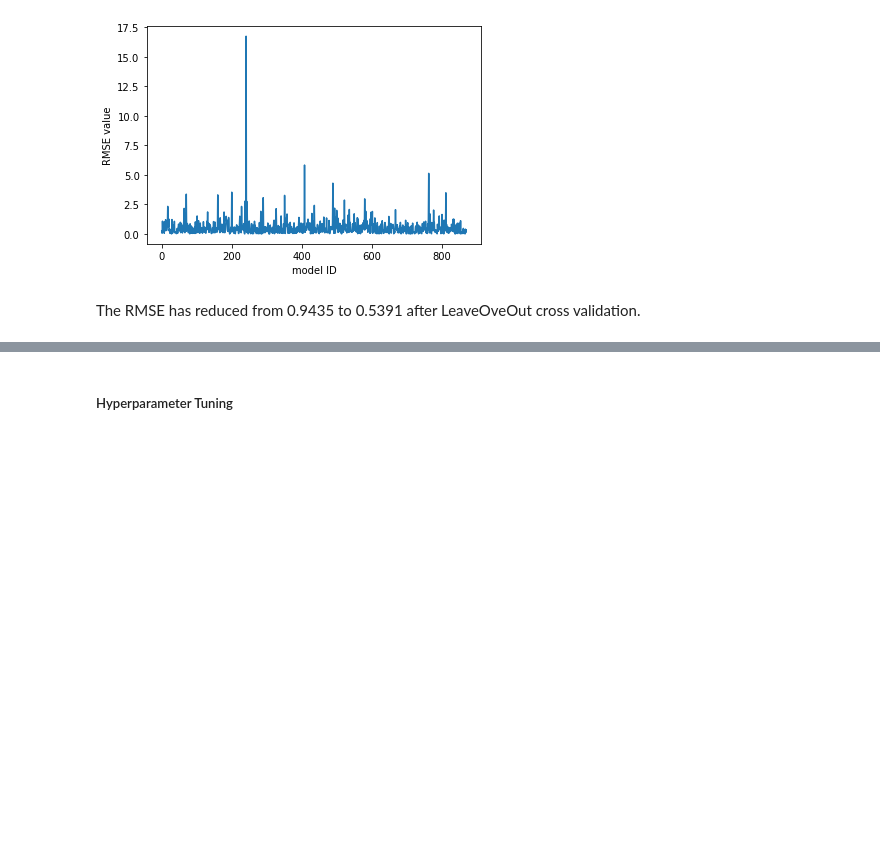
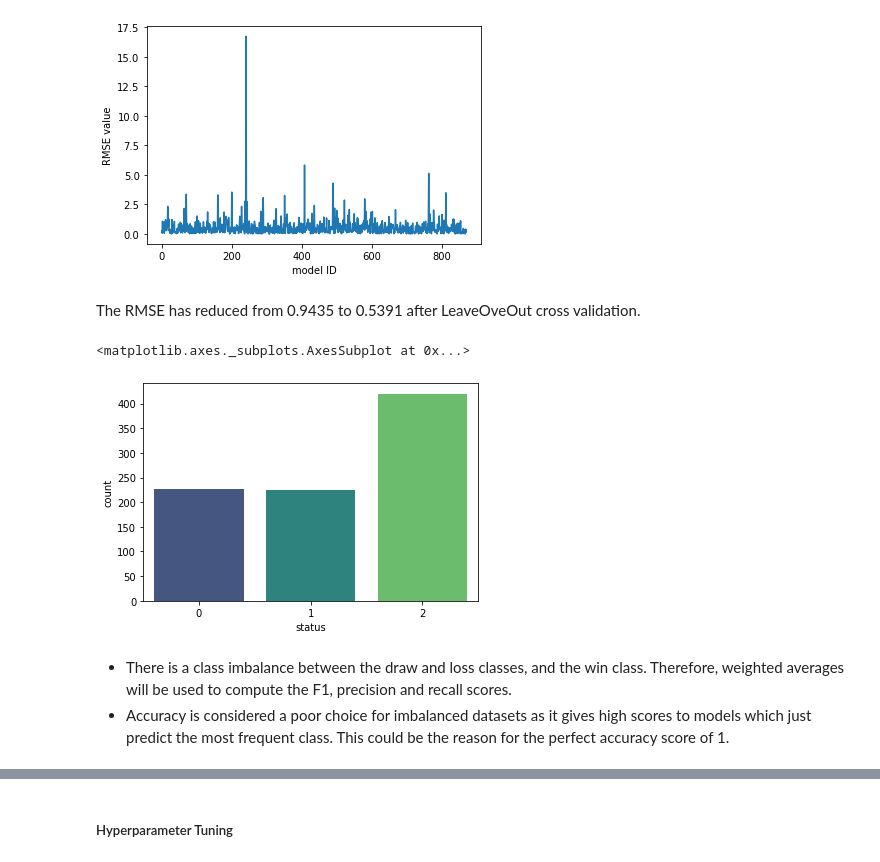
Before and after one commit to deborahmasibo/Moringa-Core-Module-2-Week-1-IP, a Jupyter notebook: Football_Prediction.ipynb, the cells around one changed output, grey strips where cells are left out. Cells and saved outputs as stored; diff of their text form; code cells hidden in the pictures; blank space fills up the shorter version.

```diff
--- a/Football_Prediction.ipynb
+++ b/Football_Prediction.ipynb
@@ -1009,3 +1203,12 @@ Mean RMSE = 0.5391119951665633
 [figure]
 # %% [markdown]
 The RMSE has reduced from 0.9435 to 0.5391 after LeaveOveOut cross validation.
+# %%
+# Checking for class imbalance
+sns.countplot(x='status',data= merged_modelling, palette='viridis')
+# %% [output]
+<matplotlib.axes._subplots.AxesSubplot at 0x...>
+[figure, added]
+# %% [markdown]
+* There is a class imbalance between the draw and loss classes, and the win class. Therefore, weighted averages will be used to compute the F1, precision and recall scores.
+*  Accuracy is considered a poor choice for imbalanced datasets as it gives high scores to models which just predict the most frequent class. This could be the reason for the perfect accuracy score of 1.
```
Also changed, not shown: parts of 24 cells of this notebook.
